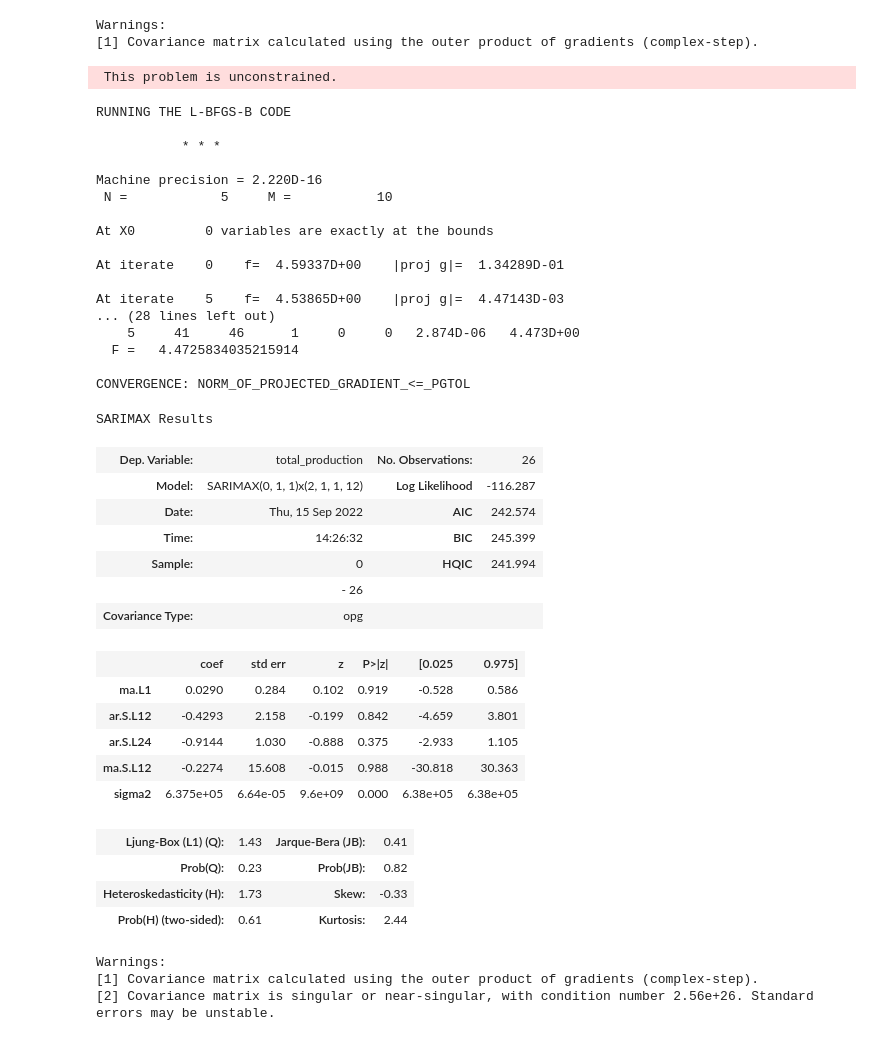
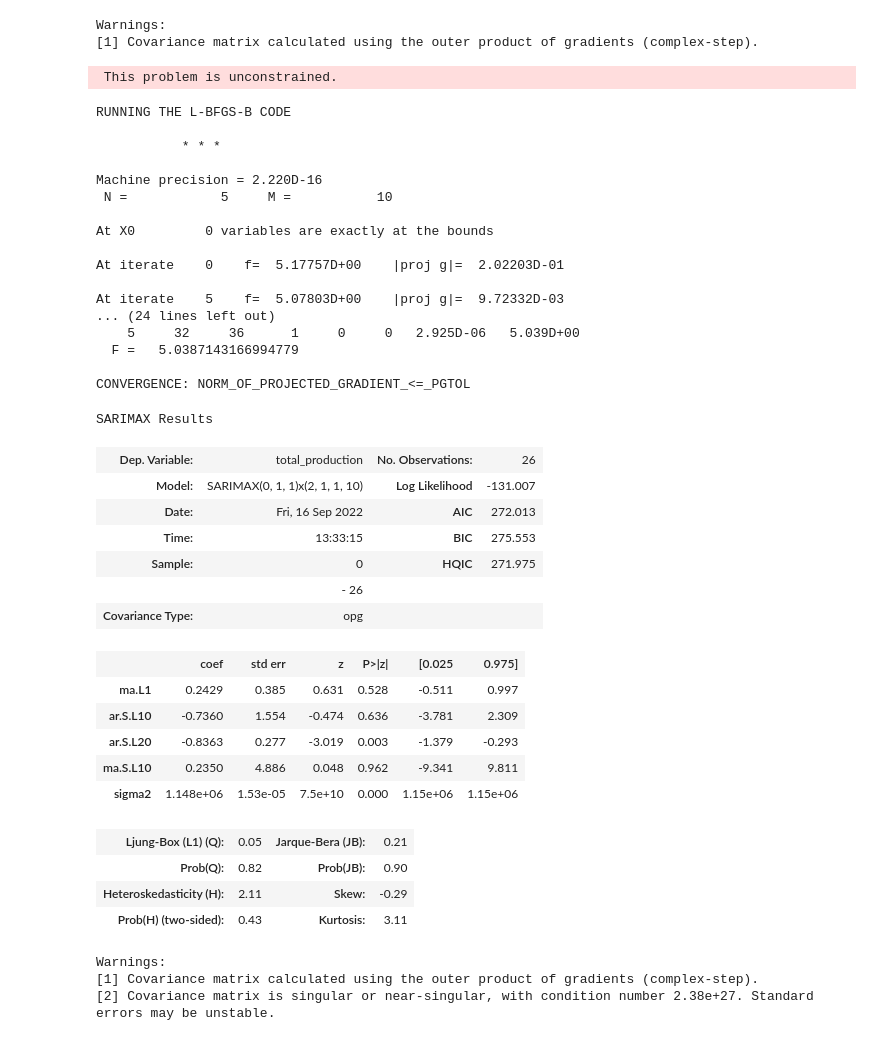
Before and after one commit to Dude-where-s-my-copper/EV_growth, a Jupyter notebook: jarads_workbook.ipynb, the cells around one changed output. Cells and saved outputs as stored; diff of their text form; code cells hidden in the pictures.

```diff
--- a/jarads_workbook.ipynb
+++ b/jarads_workbook.ipynb
@@ -660,50 +660,50 @@ Warnings:
 # %%
 # Fit a SARIMAX(0, 1, 1)x(2, 1, 1, 12) on the training set
 from statsmodels.tsa.statespace.sarimax import SARIMAX
 
 model = SARIMAX(train['total_production'],
                 order = (0, 1, 1),
-                seasonal_order =(2, 1, 1, 12))
+                seasonal_order =(2, 1, 1, 10))
 
 result = model.fit()
 result.summary()
 # %% [output]
  This problem is unconstrained.
 RUNNING THE L-BFGS-B CODE
 
            * * *
 
 Machine precision = 2.220D-16
  N =            5     M =           10
 
 At X0         0 variables are exactly at the bounds
 
-At iterate    0    f=  4.59337D+00    |proj g|=  1.34289D-01
+At iterate    0    f=  5.17757D+00    |proj g|=  2.02203D-01
 
-At iterate    5    f=  4.53865D+00    |proj g|=  4.47143D-03
-... (28 lines left out)
-    5     41     46      1     0     0   2.874D-06   4.473D+00
-  F =   4.4725834035215914
+At iterate    5    f=  5.07803D+00    |proj g|=  9.72332D-03
+... (24 lines left out)
+    5     32     36      1     0     0   2.925D-06   5.039D+00
+  F =   5.0387143166994779
 
 CONVERGENCE: NORM_OF_PROJECTED_GRADIENT_<=_PGTOL
 SARIMAX Results
 | Dep. Variable: | total_production | No. Observations: | 26 |
-| Model: | SARIMAX(0, 1, 1)x(2, 1, 1, 12) | Log Likelihood | -116.287 |
-| Date: | Thu, 15 Sep 2022 | AIC | 242.574 |
-| Time: | 14:26:32 | BIC | 245.399 |
-| Sample: | 0 | HQIC | 241.994 |
+| Model: | SARIMAX(0, 1, 1)x(2, 1, 1, 10) | Log Likelihood | -131.007 |
+| Date: | Fri, 16 Sep 2022 | AIC | 272.013 |
+| Time: | 13:33:15 | BIC | 275.553 |
+| Sample: | 0 | HQIC | 271.975 |
 |  | - 26 |  |  |
 | Covariance Type: | opg |  |  |
 |  | coef | std err | z | P>|z| | [0.025 | 0.975] |
-| ma.L1 | 0.0290 | 0.284 | 0.102 | 0.919 | -0.528 | 0.586 |
-| ar.S.L12 | -0.4293 | 2.158 | -0.199 | 0.842 | -4.659 | 3.801 |
-| ar.S.L24 | -0.9144 | 1.030 | -0.888 | 0.375 | -2.933 | 1.105 |
-| ma.S.L12 | -0.2274 | 15.608 | -0.015 | 0.988 | -30.818 | 30.363 |
-| sigma2 | 6.375e+05 | 6.64e-05 | 9.6e+09 | 0.000 | 6.38e+05 | 6.38e+05 |
+| ma.L1 | 0.2429 | 0.385 | 0.631 | 0.528 | -0.511 | 0.997 |
+| ar.S.L10 | -0.7360 | 1.554 | -0.474 | 0.636 | -3.781 | 2.309 |
+| ar.S.L20 | -0.8363 | 0.277 | -3.019 | 0.003 | -1.379 | -0.293 |
+| ma.S.L10 | 0.2350 | 4.886 | 0.048 | 0.962 | -9.341 | 9.811 |
+| sigma2 | 1.148e+06 | 1.53e-05 | 7.5e+10 | 0.000 | 1.15e+06 | 1.15e+06 |
-| Ljung-Box (L1) (Q): | 1.43 | Jarque-Bera (JB): | 0.41 |
-| Prob(Q): | 0.23 | Prob(JB): | 0.82 |
-| Heteroskedasticity (H): | 1.73 | Skew: | -0.33 |
-| Prob(H) (two-sided): | 0.61 | Kurtosis: | 2.44 |
+| Ljung-Box (L1) (Q): | 0.05 | Jarque-Bera (JB): | 0.21 |
+| Prob(Q): | 0.82 | Prob(JB): | 0.90 |
+| Heteroskedasticity (H): | 2.11 | Skew: | -0.29 |
+| Prob(H) (two-sided): | 0.43 | Kurtosis: | 3.11 |
 Warnings:
 [1] Covariance matrix calculated using the outer product of gradients (complex-step).
-[2] Covariance matrix is singular or near-singular, with condition number 2.56e+26. Standard errors may be unstable.
+[2] Covariance matrix is singular or near-singular, with condition number 2.38e+27. Standard errors may be unstable.
```
Also changed, not shown: parts of 2 cells of this notebook.
